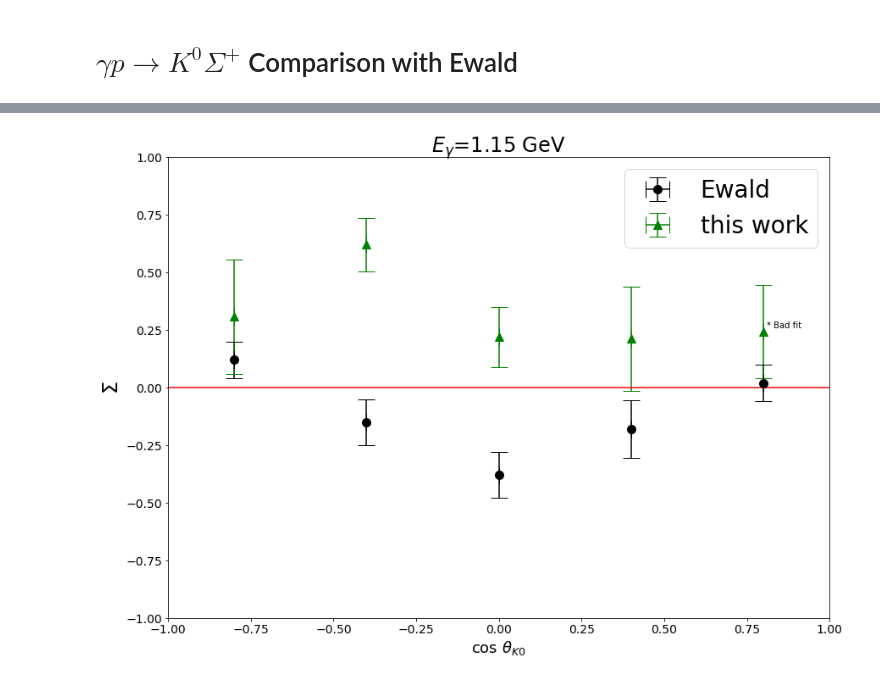
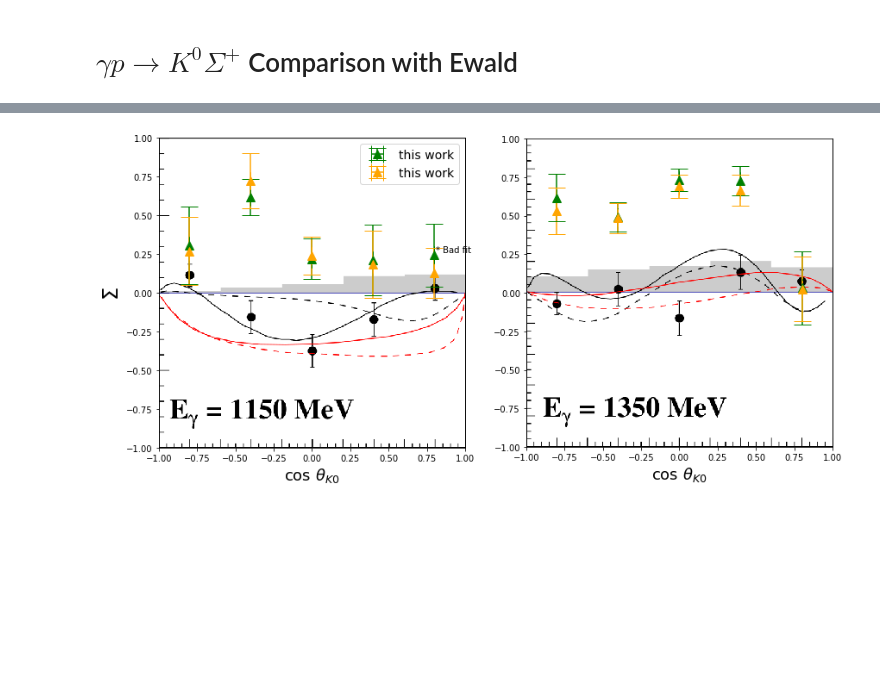
Before and after one commit to louiseclark/g8K0Sig, a Jupyter notebook: jupyter/g8K0SigCompareEwald.ipynb, the cells around one changed output, grey strips where cells are left out. Saved outputs shown, nothing was run; the diff lists cells and outputs as text; code cells hidden in the pictures; blank space fills up the shorter version.

```diff
--- a/jupyter/g8K0SigCompareEwald.ipynb
+++ b/jupyter/g8K0SigCompareEwald.ipynb
@@ -20,17 +18,25 @@ import pandas as pd
 # %%
-# cos theta dependence
+import matplotlib.image as mpimg
 
-Eg_bins = ['1.15','1.35','1.55']
+fig, axes = plt.subplots(1, 2, figsize=(14,10))
 
-# Ewald values costh dependence
-ex=[-0.8,-0.4,0.0,0.4,0.8]
-ex_err=[0.0,0.0,0.0,0.0,0.0]
-ey=[[0.12,-0.15,-0.38,-0.18,0.02],
-    [-0.06,0.01,-0.18,0.1,0.06],
-    [-0.17,0.5,0.6,-0.1,-0.68]]
-ey_err=[[0.08,0.1,0.1,0.125,0.08],
-        [0.08,0.1,0.1,0.125,0.08],
-        [0.12,0.18,0.18,0.15,0.15]]
+im = mpimg.imread('EwaldB1.png')
+
+# Make sure the figure axis ratio is preserved by adapting the
+# aspect ratio to the axis range
+xmin, xmax, ymin, ymax = (-1.0, 1.0, -1.0, 1.0)
+aspect = im.shape[0] / im.shape[1] * (xmax - xmin)/(ymax - ymin)
+axes[0].imshow(im, zorder=0, extent=[xmin, xmax, ymin, ymax], aspect=aspect)
+
+im = mpimg.imread('EwaldB2.png')
+
+# Make sure the figure axis ratio is preserved by adapting the
+# aspect ratio to the axis range
+xmin, xmax, ymin, ymax = (-1.0, 1.0, -1.0, 1.0)
+aspect = im.shape[0] / im.shape[1] * (xmax - xmin)/(ymax - ymin)
+axes[1].imshow(im, zorder=0, extent=[xmin, xmax, ymin, ymax], aspect=aspect)
+
+plt.axis([xmin, xmax, ymin, ymax]);
 
 # My values costh dependence
 
@@ -49,31 +55,42 @@ my_err=[[0.12987437333621343,0.11576176443687636,0.20198988769249787,0.249552515
 [0.095696307007501633,0.092607821983989702,0.071418350012401946,0.23711595499770821,0.15209898917478354],
 [0.081839717197014744,0.20881136079618851,0.086134205115027285,0.11313216431308215,0.17404009558445374]]
 
+# refitted with amplitudes correctly scaled
+my2=[[0.24188026780433694,0.72477530124615452,0.12985341893070507,0.26955564791709019,0.18492850595104593],
+[0.48485772841474062,0.66493146269287828,0.6911887423103662,0.025237075754501764,0.52877489584346882],
+[0.82117131311852176,0.11478934075351385,0.58210489548511157,0.72965794765405856,0.44401036815218348]]
 
-for i in range(len(Eg_bins)):
+my2_err=[[0.12233170258546508,0.17952264318746614,0.16018372454689006,0.22100353774561296,0.21662824557069005],
+[0.098008913170931355,0.099962864589924608,0.075108035514732469,0.208496722706315,0.15112495844682527],
+[0.067053802725344155,0.17970609495789389,0.095151759683839071,0.12939620343911168,0.16818805996345781]]
 
-    fig, axes = plt.subplots(1, 1, figsize=(14,10))
+axes[0].errorbar(mx[0],my[0],xerr=mx_err,yerr=my_err[0],color='green',fmt='^', capsize=10, markersize=10,label='this work')
+axes[0].errorbar(mx[0],my2[0],xerr=mx_err,yerr=my2_err[0],color='orange',fmt='^', capsize=10, markersize=10,label='this work')
+axes[1].errorbar(mx[1],my[1],xerr=mx_err,yerr=my_err[1],color='green',fmt='^', capsize=10, markersize=10,label='this work')
+axes[1].errorbar(mx[1],my2[1],xerr=mx_err,yerr=my2_err[1],color='orange',fmt='^', capsize=10, markersize=10,label='this work')
+axes[0].legend(fontsize=14)
 
-    plt.errorbar(ex,ey[i],xerr=ex_err,yerr=ey_err[i],color='black',fmt='o', capsize=10, markersize=10,label='Ewald')
+axes[0].text(0.81,0.26,'* Bad fit')
+axes[0].set_xlabel(r'cos $\theta _{K0}$', fontsize=18)
+axes[0].set_ylabel(r'$\Sigma$', fontsize=24)
+axes[1].set_xlabel(r'cos $\theta _{K0}$', fontsize=18)
 
-    plt.errorbar(mx[i],my[i],xerr=mx_err,yerr=my_err[i],color='green',fmt='^', capsize=10, markersize=10,label='this work')
+fig, axes = plt.subplots(1, 1, figsize=(6.4,10))
 
-    if i == 0:
-        plt.text(0.81,0.26,'* Bad fit')
-    if i == 2:
-        plt.text(-0.79,0.14,'* Bad fit')
+im = mpimg.imread('EwaldB3.png')
 
-    axes.set_xlabel(r'cos $\theta _{K0}$', fontsize=18)
-    axes.set_ylabel(r'$\Sigma$', fontsize=24)
-    axes.set_ylim([-1.0,1.0])
-    axes.set_xlim([-1.0,1.0])
+# Make sure the figure axis ratio is preserved by adapting the
+# aspect ratio to the axis range
+xmin, xmax, ymin, ymax = (-1.0, 1.0, -1.0, 1.0)
+aspect = im.shape[0] / im.shape[1] * (xmax - xmin)/(ymax - ymin)
+plt.imshow(im, zorder=0, extent=[xmin, xmax, ymin, ymax], aspect=aspect)
 
-    plt.tick_params(labelsize=14)
-    plt.title('$E_{\gamma}$='+Eg_bins[i]+' GeV', fontsize=24)
-    plt.legend(fontsize=28)
+plt.axis([xmin, xmax, ymin, ymax]);
+plt.errorbar(mx[2],my[2],xerr=mx_err,yerr=my_err[2],color='green',fmt='^', capsize=10, markersize=10,label='this work')
+plt.errorbar(mx[2],my2[2],xerr=mx_err,yerr=my2_err[2],color='orange',fmt='^', capsize=10, markersize=10,label='this work')
 
-    # draw line at y=0
-    x = np.linspace(-1,1,100)
-    y = 0*x
-    plt.plot(x,y,'-r')
+plt.text(-0.79,0.14,'* Bad fit')
+
+axes.set_xlabel(r'cos $\theta _{K0}$', fontsize=18)
+axes.set_ylabel(r'$\Sigma$', fontsize=24)
 # %% [output]
@@ -80 +98 @@ for i in range(len(Eg_bins)):
-[figure, old version]
+[figure, new version]
```
Also changed, not shown: parts of 9 cells of this notebook, 14 other files.
